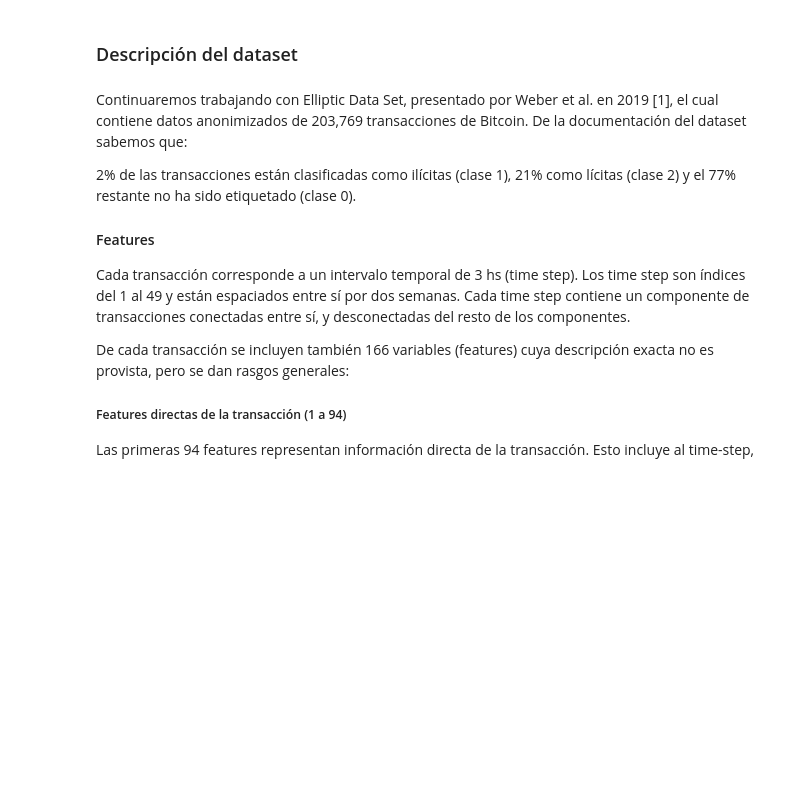
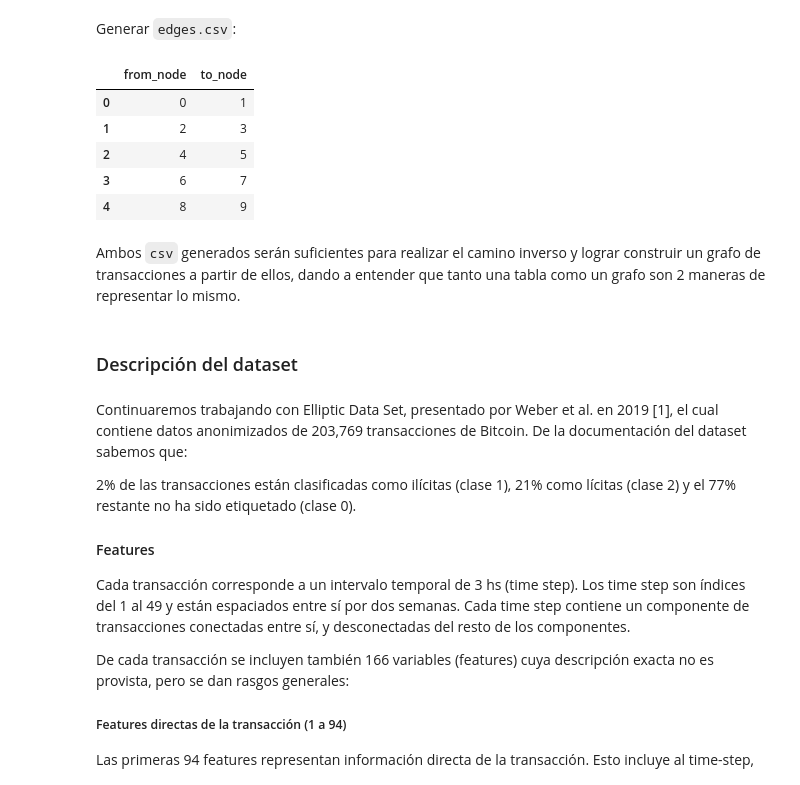
Before and after one commit to L-Ameneiro/elliptic-gnn-fraud-detector, a Jupyter notebook: notebooks/2-model-training.ipynb, the cells around one changed output. Saved outputs shown, nothing was run; the diff lists cells and outputs as text; code cells hidden in the pictures; blank space fills up the shorter version.

```diff
--- a/notebooks/2-model-training.ipynb
+++ b/notebooks/2-model-training.ipynb
@@ -24,0 +108,19 @@ https://www.kaggle.com/code/karthikapv/licit-illicit-logistic-regression
+# %% [markdown]
+Generar `edges.csv`:
+# %%
+# Aristas (relaciones entre transacciones)
+edge_index = data.edge_index.numpy()  # shape: (2, 234355)
+
+df_edges = pd.DataFrame({
+    'from_node': edge_index[0],
+    'to_node': edge_index[1]
+})
+
+df_edges.head()
+# %% [output]
+|  | from_node | to_node |
+| 0 | 0 | 1 |
+| 1 | 2 | 3 |
+| 2 | 4 | 5 |
+| 3 | 6 | 7 |
+| 4 | 8 | 9 |
@@ -25,3 +130,5 @@ https://www.kaggle.com/code/karthikapv/licit-illicit-logistic-regression
+# %% [markdown]
+Ambos `csv` generados serán suficientes para realizar el camino inverso y lograr construir un grafo de transacciones a partir de ellos, dando a entender que tanto una tabla como un grafo son 2 maneras de representar lo mismo.
 # %% [markdown]
 ### Descripción del dataset
 # %% [markdown]
```
Also changed, not shown: parts of 39 cells of this notebook.
